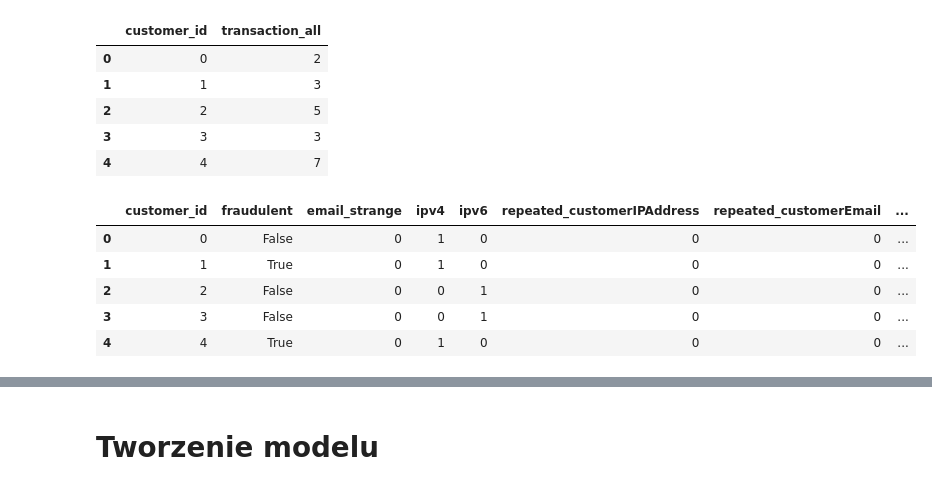
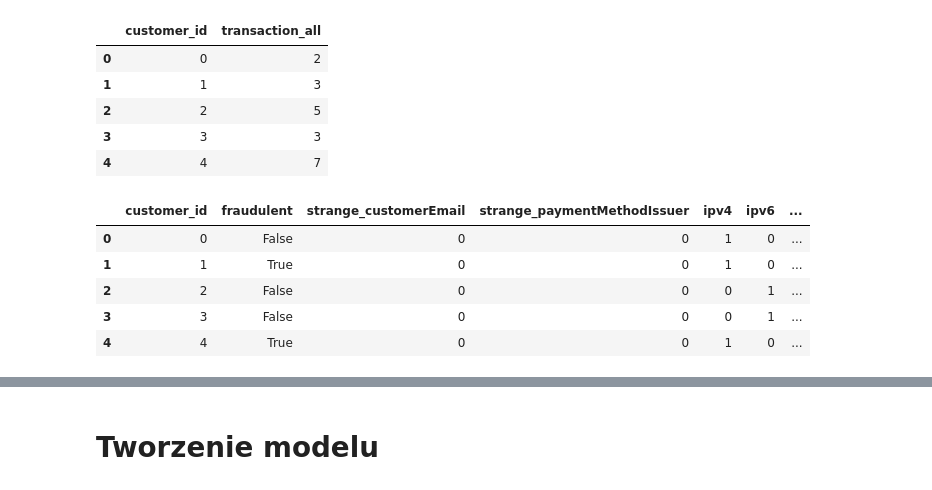
Before and after one commit to azawalich/unravelin-code-test-data-science, a Jupyter notebook: zadanie.ipynb, the cells around one changed output, grey strips where cells are left out. Drawn from its saved outputs; the diff is of its cells as text; code cells hidden in the pictures.

```diff
--- a/zadanie.ipynb
+++ b/zadanie.ipynb
@@ -25,14 +25,15 @@ customers_df.head()
 | 3 | False | rubenjuarez@yahoo.com | 670.664.8168x94985 | slovx60t0i558may4ks0 | 95de:8565:5a66:792c:26e0:6cfb:7d8... | 7769 Elizabeth Bridge Apt. 343\nN... | ... |
 | 4 | True | uchen@malone.com | 1-981-877-0870 | j0pd24k5h8dl2fqu0cz4 | 196.89.235.192 | 148 Russell Lodge Apt. 445\nPort ... | ... |
 # %%
-customers_df['email_strange'] = 0
+customers_df['strange_customerEmail'] = 0
+customers_df['strange_paymentMethodIssuer'] = 0
 customers_df['ipv4'] = 0
 customers_df['ipv6'] = 0
 customers_df['repeated_customerIPAddress'] = 0
 customers_df['repeated_customerEmail'] = 0
 customers_df['repeated_customerBillingAddress'] = 0
 # %%
-customers_df.loc[customers_df['customerEmail'].str.contains('\.') == False, 'email_strange'] = 1
+customers_df.loc[customers_df['customerEmail'].str.contains('\.') == False, 'strange_customerEmail'] = 1
 # %%
 customers_df.loc[customers_df['customerIPAddress'].str.contains('\.') == True, 'ipv4'] = 1
 # %%
@@ -253,0 +246,3 @@ orders_all.head()
+# %%
+strange_paymentMethodIssuer_customer_ids = paymentMethods_df[paymentMethods_df['paymentMethodIssuer'].str.len() == 1]['customer_id'].drop_duplicates().tolist()
+customers_df.loc[customers_df['customer_id'].isin(strange_paymentMethodIssuer_customer_ids), 'strange_paymentMethodIssuer'] = 1
@@ -312,17 +351,18 @@ transactions_all.head()
 | 3 | 3 | 3 |
 | 4 | 4 | 7 |
 # %%
-features_df = customers_df[['customer_id', 'fraudulent', 'email_strange', 'ipv4', 'ipv6',\
+features_df = customers_df[['customer_id', 'fraudulent', 'strange_customerEmail',\
+                            'strange_paymentMethodIssuer', 'ipv4', 'ipv6',\
                             'repeated_customerIPAddress', 'repeated_customerEmail',\
                             'repeated_customerBillingAddress']]
 features_df.head()
 # %% [output]
-|  | customer_id | fraudulent | email_strange | ipv4 | ipv6 | repeated_customerIPAddress | repeated_customerEmail | ... |
-| 0 | 0 | False | 0 | 1 | 0 | 0 | 0 | ... |
-| 1 | 1 | True | 0 | 1 | 0 | 0 | 0 | ... |
-| 2 | 2 | False | 0 | 0 | 1 | 0 | 0 | ... |
-| 3 | 3 | False | 0 | 0 | 1 | 0 | 0 | ... |
-| 4 | 4 | True | 0 | 1 | 0 | 0 | 0 | ... |
+|  | customer_id | fraudulent | strange_customerEmail | strange_paymentMethodIssuer | ipv4 | ipv6 | ... |
+| 0 | 0 | False | 0 | 0 | 1 | 0 | ... |
+| 1 | 1 | True | 0 | 0 | 1 | 0 | ... |
+| 2 | 2 | False | 0 | 0 | 0 | 1 | ... |
+| 3 | 3 | False | 0 | 0 | 0 | 1 | ... |
+| 4 | 4 | True | 0 | 0 | 1 | 0 | ... |
 # %%
 feature_dfs = [orders_by_state, orders_value_sum, orders_all, paymentMethods_registrations,\
                paymentMethods_types, paymentMethods_all, transactions_by_state,\
```
Also changed, not shown: parts of 9 cells of this notebook.
